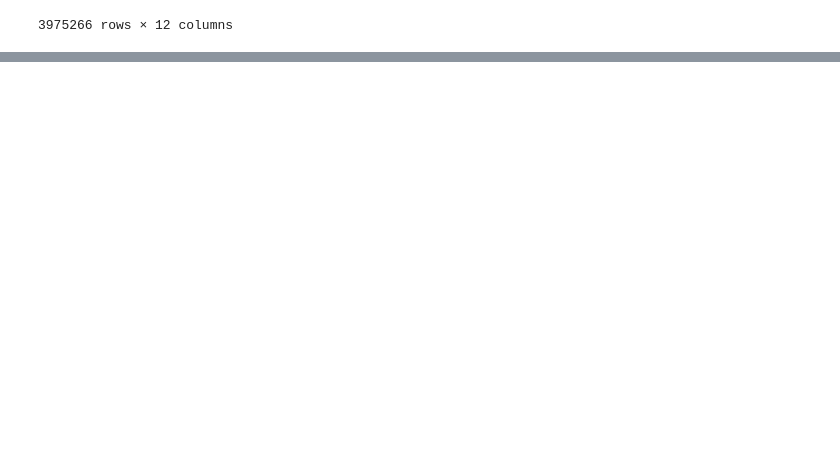
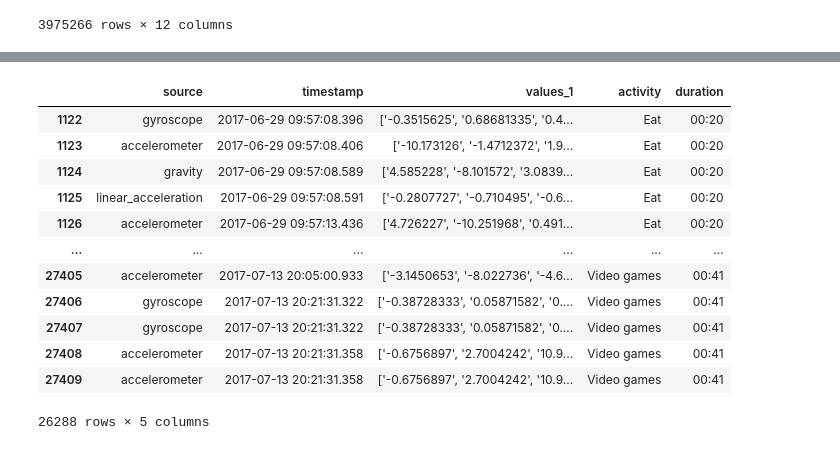
Before and after one commit to twotango/messenger, a Jupyter notebook: Research/Weeks/week_12.ipynb, the cells around one changed output, grey strips where cells are left out. Drawn from its saved outputs; the diff is of its cells as text; code cells hidden in the pictures; blank space fills up the shorter version.

```diff
--- a/Research/Weeks/week_12.ipynb
+++ b/Research/Weeks/week_12.ipynb
@@ -21,0 +140,21 @@ glasses
+# %%
+# Convert timestamp columns to datetime objects
+activity_type_full['from_1'] = pd.to_datetime(activity_type_full['from_1'])
+smartwatch_sources['timestamp'] = pd.to_datetime(smartwatch_sources['timestamp'])
+
+# Merge the data frames based on timestamps
+merged_data = pd.merge_asof(smartwatch_sources.sort_values('timestamp'),
+                             activity_type_full.sort_values('from_1'),
+                             left_on='timestamp',
+                             right_on='from_1',
+                             direction='backward')
+
+# Optionally, drop redundant columns or rename them as needed
+merged_data.drop(columns=['from_1', 'to_1'], inplace=True)
+merged_data.rename(columns={'activity_type': 'activity'}, inplace=True)
+
+# Fill NaN values with 0s
+merged_data.fillna(0, inplace=True)
+
+# Print or further process the merged data
+print(merged_data)
@@ -21,0 +205,16 @@ glasses
+# %%
+filtered_data
+# %% [output]
+|  | source | timestamp | values_1 | activity | duration |
+| 1122 | gyroscope | 2017-06-29 09:57:08.396 | ['-0.3515625', '0.68681335', '0.4... | Eat | 00:20 |
+| 1123 | accelerometer | 2017-06-29 09:57:08.406 | ['-10.173126', '-1.4712372', '1.9... | Eat | 00:20 |
+| 1124 | gravity | 2017-06-29 09:57:08.589 | ['4.585228', '-8.101572', '3.0839... | Eat | 00:20 |
+| 1125 | linear_acceleration | 2017-06-29 09:57:08.591 | ['-0.2807727', '-0.710495', '-0.6... | Eat | 00:20 |
+| 1126 | accelerometer | 2017-06-29 09:57:13.436 | ['4.726227', '-10.251968', '0.491... | Eat | 00:20 |
+| ... | ... | ... | ... | ... | ... |
+| 27405 | accelerometer | 2017-07-13 20:05:00.933 | ['-3.1450653', '-8.022736', '-4.6... | Video games | 00:41 |
+| 27406 | gyroscope | 2017-07-13 20:21:31.322 | ['-0.38728333', '0.05871582', '0.... | Video games | 00:41 |
+| 27407 | gyroscope | 2017-07-13 20:21:31.322 | ['-0.38728333', '0.05871582', '0.... | Video games | 00:41 |
+| 27408 | accelerometer | 2017-07-13 20:21:31.358 | ['-0.6756897', '2.7004242', '10.9... | Video games | 00:41 |
+| 27409 | accelerometer | 2017-07-13 20:21:31.358 | ['-0.6756897', '2.7004242', '10.9... | Video games | 00:41 |
+26288 rows × 5 columns
```
Also changed, not shown: parts of 23 cells of this notebook.
